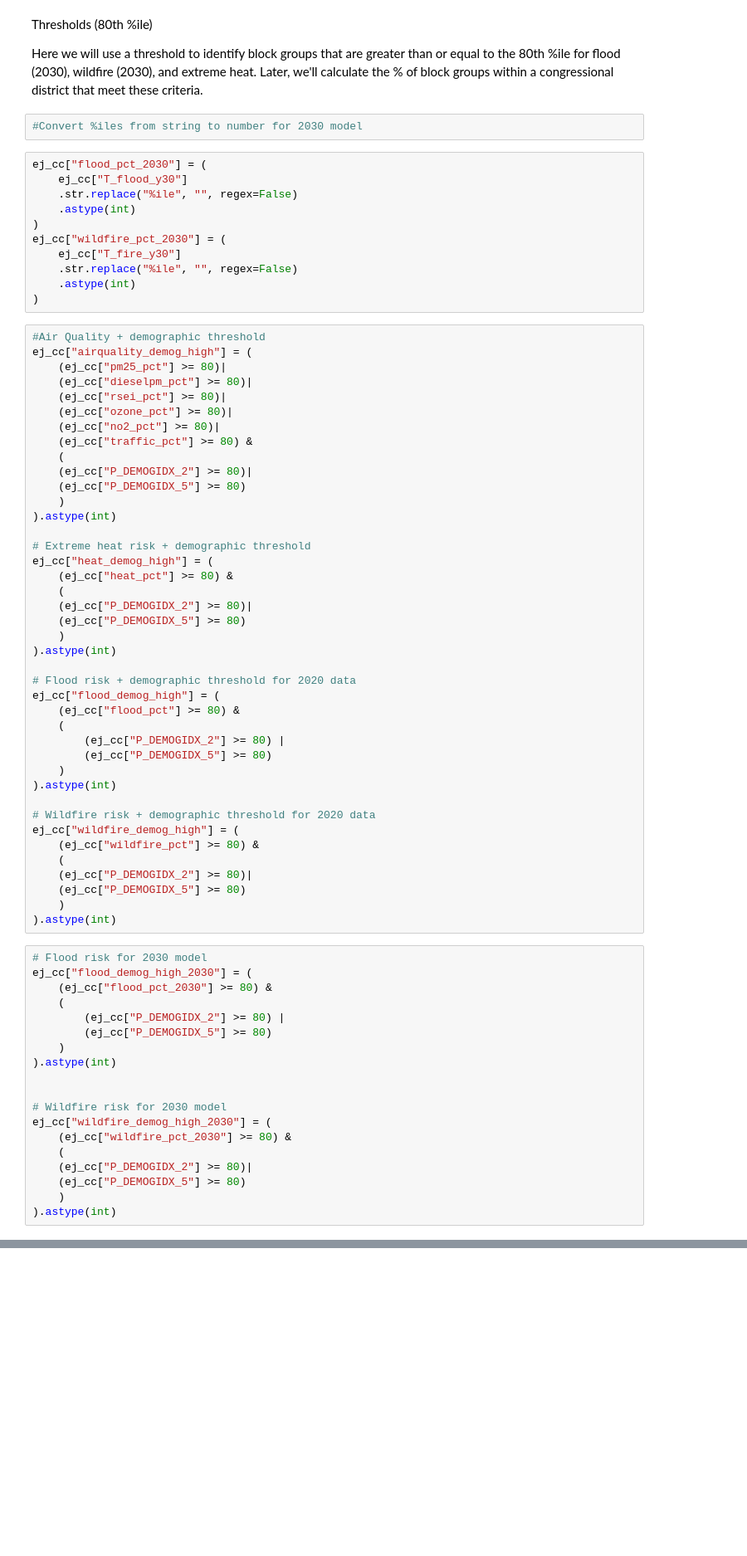
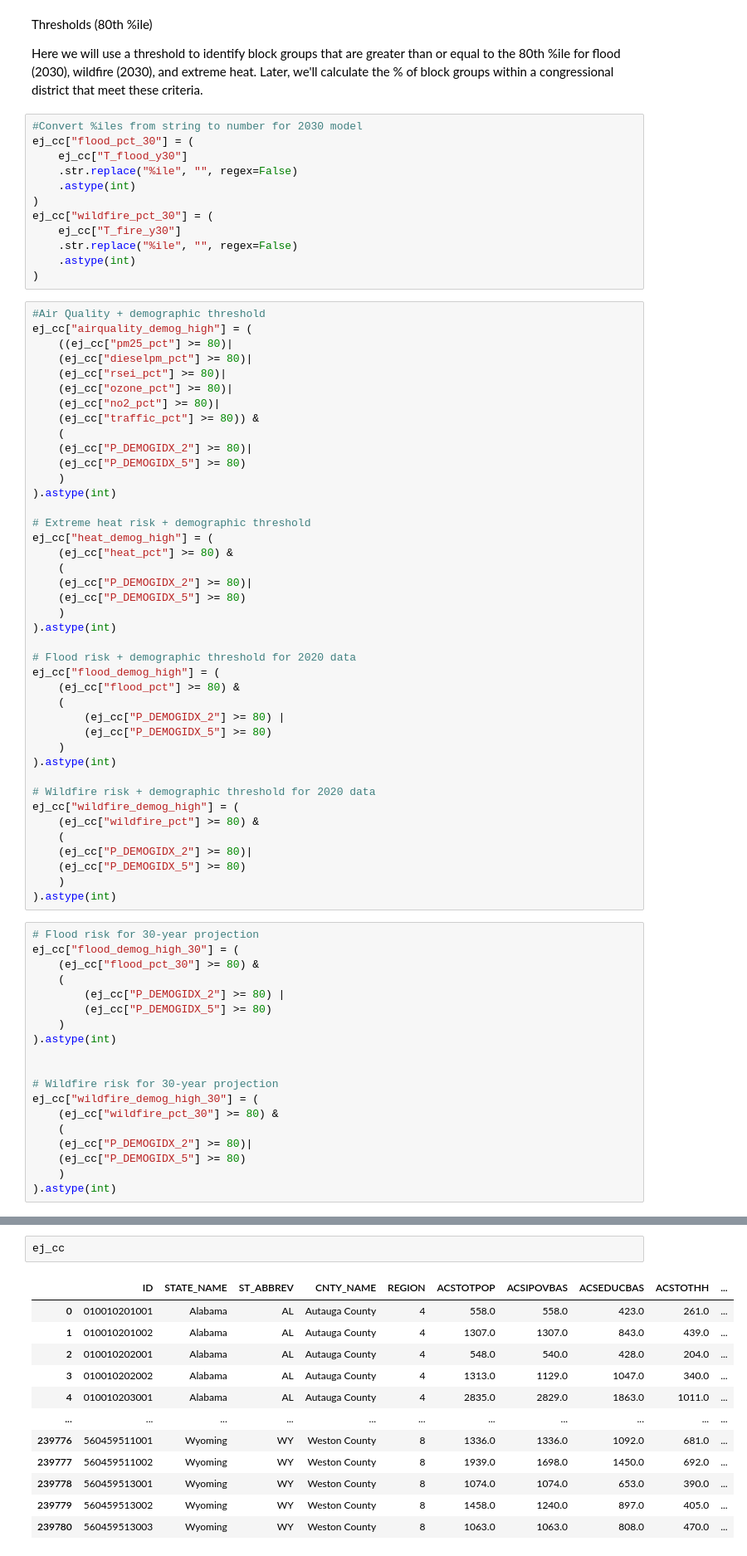
Before and after one commit to edgi-govdata-archiving/GHG-CDP, a Jupyter notebook: EJSCREEN_Climate_Data_Merge.ipynb, the cells around one changed output, grey strips where cells are left out. Shown at 83% size. Cells and saved outputs as stored; diff of their text form; blank space fills up the shorter version.

```diff
--- a/EJSCREEN_Climate_Data_Merge.ipynb
+++ b/EJSCREEN_Climate_Data_Merge.ipynb
@@ -228,26 +242,25 @@ Thresholds (80th %ile)
 Here we will use a threshold to identify block groups that are greater than or equal to the 80th %ile for flood (2030), wildfire (2030), and extreme heat. Later, we'll calculate the % of block groups within a congressional district that meet these criteria.
 # %%
 #Convert %iles from string to number for 2030 model
+ej_cc["flood_pct_30"] = (
+    ej_cc["T_flood_y30"]
+    .str.replace("%ile", "", regex=False)
+    .astype(int)
+)
+ej_cc["wildfire_pct_30"] = (
+    ej_cc["T_fire_y30"]
+    .str.replace("%ile", "", regex=False)
+    .astype(int)
+)
-# %%
-ej_cc["flood_pct_2030"] = (
-    ej_cc["T_flood_y30"]
-    .str.replace("%ile", "", regex=False)
-    .astype(int)
-)
-ej_cc["wildfire_pct_2030"] = (
-    ej_cc["T_fire_y30"]
-    .str.replace("%ile", "", regex=False)
-    .astype(int)
-)
 # %%
 #Air Quality + demographic threshold
 ej_cc["airquality_demog_high"] = (
-    (ej_cc["pm25_pct"] >= 80)|
+    ((ej_cc["pm25_pct"] >= 80)|
     (ej_cc["dieselpm_pct"] >= 80)|
     (ej_cc["rsei_pct"] >= 80)|
     (ej_cc["ozone_pct"] >= 80)|
     (ej_cc["no2_pct"] >= 80)|
-    (ej_cc["traffic_pct"] >= 80) &
+    (ej_cc["traffic_pct"] >= 80)) &
     (
     (ej_cc["P_DEMOGIDX_2"] >= 80)|
     (ej_cc["P_DEMOGIDX_5"] >= 80)
@@ -281,9 +294,9 @@ ej_cc["wildfire_demog_high"] = (
     )
 ).astype(int)
 # %%
-# Flood risk for 2030 model
-ej_cc["flood_demog_high_2030"] = (
-    (ej_cc["flood_pct_2030"] >= 80) &
+# Flood risk for 30-year projection
+ej_cc["flood_demog_high_30"] = (
+    (ej_cc["flood_pct_30"] >= 80) &
     (
         (ej_cc["P_DEMOGIDX_2"] >= 80) |
         (ej_cc["P_DEMOGIDX_5"] >= 80)
@@ -291,9 +304,9 @@ ej_cc["flood_demog_high_2030"] = (
 ).astype(int)
 
 
-# Wildfire risk for 2030 model
-ej_cc["wildfire_demog_high_2030"] = (
-    (ej_cc["wildfire_pct_2030"] >= 80) &
+# Wildfire risk for 30-year projection
+ej_cc["wildfire_demog_high_30"] = (
+    (ej_cc["wildfire_pct_30"] >= 80) &
     (
     (ej_cc["P_DEMOGIDX_2"] >= 80)|
     (ej_cc["P_DEMOGIDX_5"] >= 80)
@@ -321,3 +334,18 @@ ej_cc["wildfire_demog_high_2030"] = (
  'wildfire_demog_high',
  'flood_demog_high_2030',
  'wildfire_demog_high_2030']
+# %%
+ej_cc
+# %% [output]
+|  | ID | STATE_NAME | ST_ABBREV | CNTY_NAME | REGION | ACSTOTPOP | ACSIPOVBAS | ACSEDUCBAS | ACSTOTHH | ... |
+| 0 | 010010201001 | Alabama | AL | Autauga County | 4 | 558.0 | 558.0 | 423.0 | 261.0 | ... |
+| 1 | 010010201002 | Alabama | AL | Autauga County | 4 | 1307.0 | 1307.0 | 843.0 | 439.0 | ... |
+| 2 | 010010202001 | Alabama | AL | Autauga County | 4 | 548.0 | 540.0 | 428.0 | 204.0 | ... |
+| 3 | 010010202002 | Alabama | AL | Autauga County | 4 | 1313.0 | 1129.0 | 1047.0 | 340.0 | ... |
+| 4 | 010010203001 | Alabama | AL | Autauga County | 4 | 2835.0 | 2829.0 | 1863.0 | 1011.0 | ... |
+| ... | ... | ... | ... | ... | ... | ... | ... | ... | ... | ... |
+| 239776 | 560459511001 | Wyoming | WY | Weston County | 8 | 1336.0 | 1336.0 | 1092.0 | 681.0 | ... |
+| 239777 | 560459511002 | Wyoming | WY | Weston County | 8 | 1939.0 | 1698.0 | 1450.0 | 692.0 | ... |
+| 239778 | 560459513001 | Wyoming | WY | Weston County | 8 | 1074.0 | 1074.0 | 653.0 | 390.0 | ... |
+| 239779 | 560459513002 | Wyoming | WY | Weston County | 8 | 1458.0 | 1240.0 | 897.0 | 405.0 | ... |
+| 239780 | 560459513003 | Wyoming | WY | Weston County | 8 | 1063.0 | 1063.0 | 808.0 | 470.0 | ... |
```
Also changed, not shown: parts of 10 cells of this notebook.
